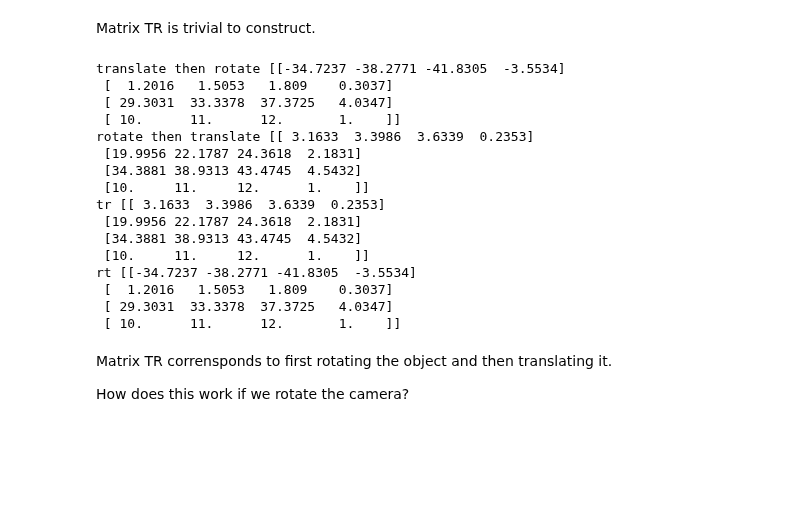
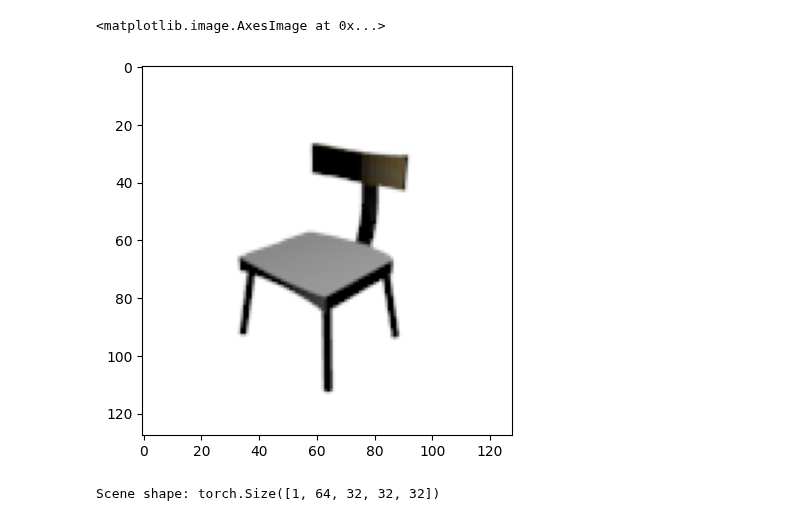
Before and after one commit to elidub/equiv-neural-rendering, a Jupyter notebook: matrix_mult.ipynb, the cells around one changed output. Drawn from its saved outputs; the diff is of its cells as text; code cells hidden in the pictures; blank space fills up the shorter version.

```diff
--- a/matrix_mult.ipynb
+++ b/matrix_mult.ipynb
@@ -34,45 +33,0 @@ print(rt)
-# %% [markdown]
-Matrix TR is trivial to construct.
-# %%
-# Effect on an object
-obj = np.array(
-    [[1, 2, 3, 1],
-     [4, 5, 6, 1],
-     [7, 8, 9, 1],
-     [10, 11, 12, 1]]
-)
-
-obj_t = trans @ obj
-obj_t_r = rot @ obj_t
-print("translate then rotate", obj_t_r)
-
-obj_r = rot @ obj
-obj_r_t = trans @ obj_r
-print("rotate then translate", obj_r_t)
-
-obj_tr = tr @ obj
-print("tr", obj_tr)
-
-obj_rt = rt @ obj
-print("rt", obj_rt)
-# %% [output]
-translate then rotate [[-34.7237 -38.2771 -41.8305  -3.5534]
- [  1.2016   1.5053   1.809    0.3037]
- [ 29.3031  33.3378  37.3725   4.0347]
- [ 10.      11.      12.       1.    ]]
-rotate then translate [[ 3.1633  3.3986  3.6339  0.2353]
- [19.9956 22.1787 24.3618  2.1831]
- [34.3881 38.9313 43.4745  4.5432]
- [10.     11.     12.      1.    ]]
-tr [[ 3.1633  3.3986  3.6339  0.2353]
- [19.9956 22.1787 24.3618  2.1831]
- [34.3881 38.9313 43.4745  4.5432]
- [10.     11.     12.      1.    ]]
-rt [[-34.7237 -38.2771 -41.8305  -3.5534]
- [  1.2016   1.5053   1.809    0.3037]
- [ 29.3031  33.3378  37.3725   4.0347]
- [ 10.      11.      12.       1.    ]]
-# %% [markdown]
-Matrix TR corrensponds to first rotating the object and then translating it.
-
-How does this work if we rotate the camera?
@@ -79,3 +59,25 @@ How does this work if we rotate the camera?
+# %%
+# You can also try loading other examples (e.g. 'chair1.png')
+img = imageio.imread('imgs/example-data/chair4.png')
+# Visualize image
+plt.imshow(img)
+# %% [output]
+<matplotlib.image.AxesImage at 0x...>
+[figure, added]
+# %%
+from torchvision.transforms import ToTensor
+
+# Convert image to tensor and add batch dimension
+img_source = ToTensor()(img)
+img_source = img_source.unsqueeze(0).to(device)
+
+# Infer scene representation
+scene = model.inverse_render(img_source)
+
+# Print scene shape
+print("Scene shape: {}".format(scene.shape))
+# %% [output]
+Scene shape: torch.Size([1, 64, 32, 32, 32])
 # %%
 from transforms3d.rotations import rotate
 import torch
```
Also changed, not shown: parts of 10 cells of this notebook.
